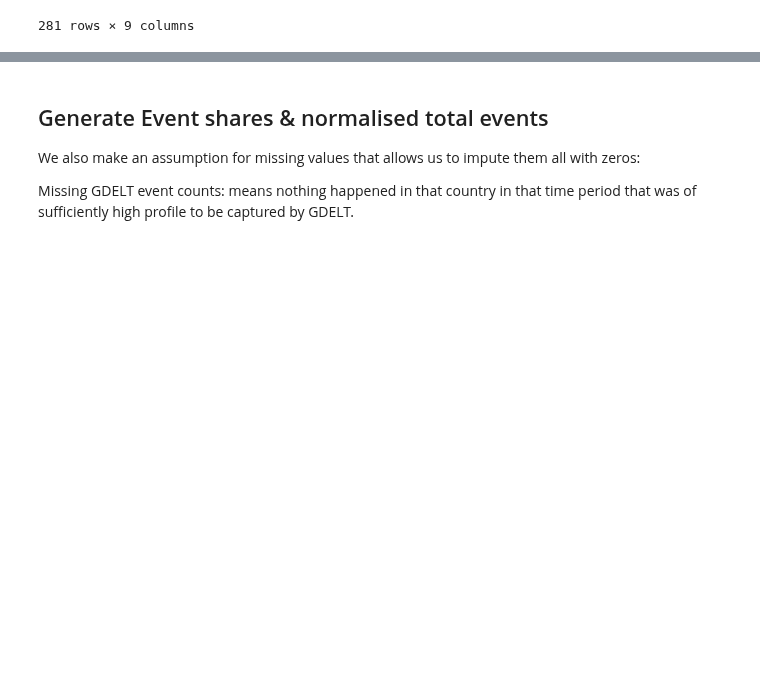
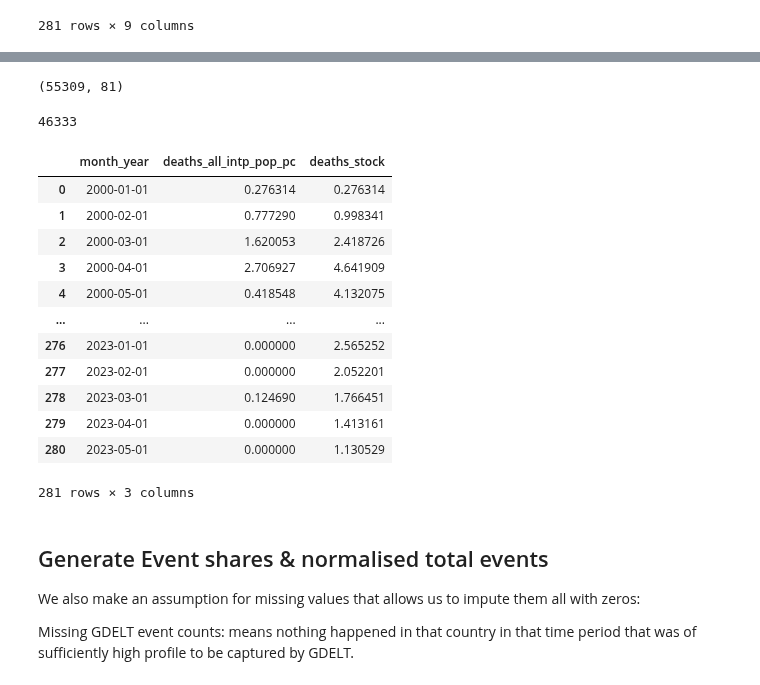
Before and after one commit to luisquinonesPR/thesis, a Jupyter notebook: utils/preprocessing.ipynb, the cells around one changed output, grey strips where cells are left out. Saved outputs shown, nothing was run; the diff lists cells and outputs as text; code cells hidden in the pictures; blank space fills up the shorter version.

```diff
--- a/utils/preprocessing.ipynb
+++ b/utils/preprocessing.ipynb
@@ -747,0 +764,18 @@ country_df[['Country Name', 'month_year', deaths_choice, 'past6', 'past12', 'pas
+# %%
+#event share stocks
+decay = 0.8
+
+unit_of_analyis = 'isocode'
+
+print(df_past.shape)
+
+
+lcols_novs = (df_past.groupby(unit_of_analyis)
+         .apply(lambda x: stock_simple(x[deaths_choice], decay=decay))
+         .explode().reset_index(drop=True)
+         .rename(f'deaths_stock') for t in range(1,2))
+
+
+temp_df = pd.DataFrame(lcols_novs).transpose()
+
+print(temp_df.shape)
@@ -747,0 +785,2 @@ country_df[['Country Name', 'month_year', deaths_choice, 'past6', 'past12', 'pas
+# %%
+df_past.sort_values(by=['isocode', 'month_year'], inplace=True)
@@ -747,0 +803,26 @@ country_df[['Country Name', 'month_year', deaths_choice, 'past6', 'past12', 'pas
+# %%
+df_past.reset_index(drop=True, inplace=True)
+df_past = df_past.join(temp_df)
+
+print(df_past.shape)
+
+df_past.isna().sum().sum()
+# %% [output]
+(55309, 81)
+46333
+# %%
+df_past.loc[df_past['isocode'] =='AFG', ['month_year', deaths_choice, 'deaths_stock']]
+# %% [output]
+|  | month_year | deaths_all_intp_pop_pc | deaths_stock |
+| 0 | 2000-01-01 | 0.276314 | 0.276314 |
+| 1 | 2000-02-01 | 0.777290 | 0.998341 |
+| 2 | 2000-03-01 | 1.620053 | 2.418726 |
+| 3 | 2000-04-01 | 2.706927 | 4.641909 |
+| 4 | 2000-05-01 | 0.418548 | 4.132075 |
+| ... | ... | ... | ... |
+| 276 | 2023-01-01 | 0.000000 | 2.565252 |
+| 277 | 2023-02-01 | 0.000000 | 2.052201 |
+| 278 | 2023-03-01 | 0.124690 | 1.766451 |
+| 279 | 2023-04-01 | 0.000000 | 1.413161 |
+| 280 | 2023-05-01 | 0.000000 | 1.130529 |
+281 rows × 3 columns
```
Also changed, not shown: parts of 23 cells of this notebook.
